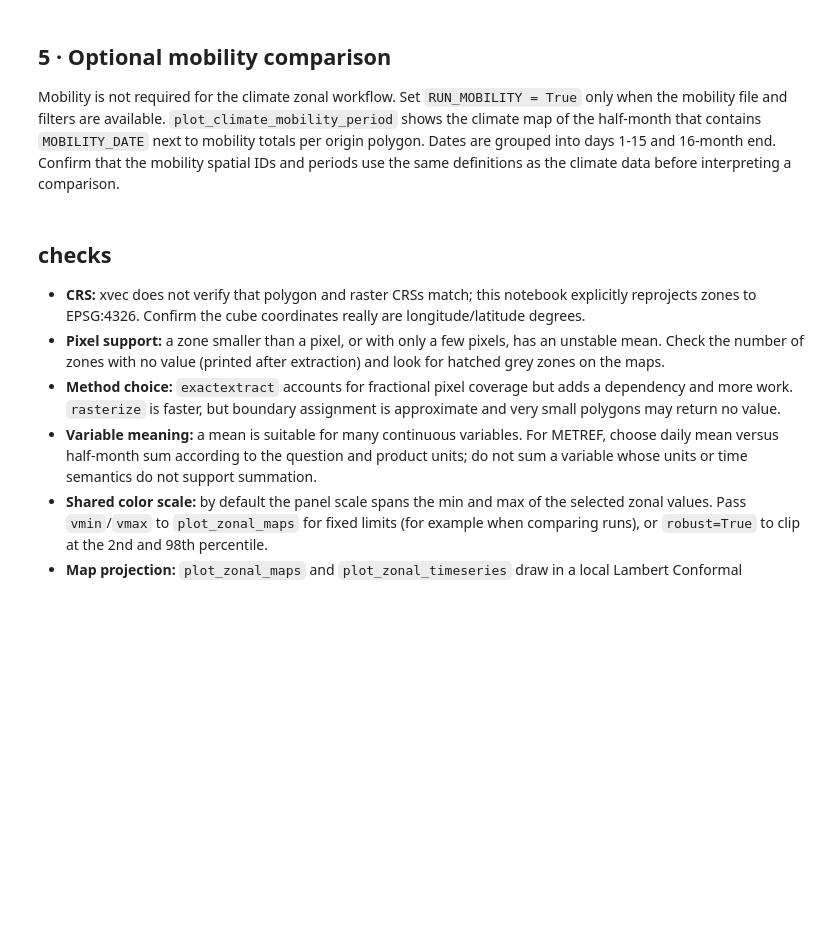
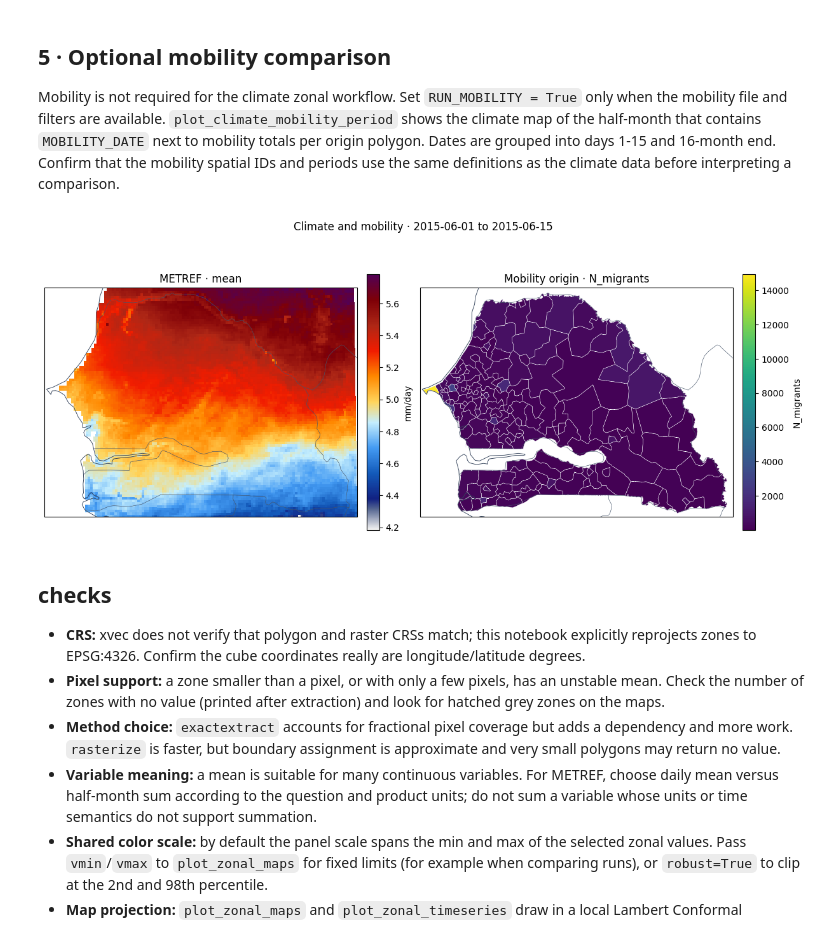
Before and after one commit to khizerzakir/tutorial-repo, a Jupyter notebook: code/notebooks/3_application.ipynb, the cells around one changed output. Cells and saved outputs as stored; diff of their text form; code cells hidden in the pictures; blank space fills up the shorter version.

```diff
--- a/code/notebooks/3_application.ipynb
+++ b/code/notebooks/3_application.ipynb
@@ -227,20 +227,22 @@ Zones: ['sen.10.2.3', 'sen.5.2.3', 'sen.6.2.1']
 
 Mobility is not required for the climate zonal workflow. Set `RUN_MOBILITY = True` only when the mobility file and filters are available. `plot_climate_mobility_period` shows the climate map of the half-month that contains `MOBILITY_DATE` next to mobility totals per origin polygon. Dates are grouped into days 1-15 and 16-month end. Confirm that the mobility spatial IDs and periods use the same definitions as the climate data before interpreting a comparison.
 # %%
-RUN_MOBILITY = False
+RUN_MOBILITY = True
 MOBILITY_FILE = DATA / "aoi" / "mobility_data_processed.parquet"
 MOBILITY_DATE = "2015-06-01"  # a date whose half-month is present in both datasets
-METRIC = "rate_depart"
+METRIC = "N_migrants"  # e.g. "rate_depart" or "N_migrants"
 SUBSET, WEIGHT, SPAN = "A", "unweighted", "30days"
 
 if RUN_MOBILITY:
     fig, axes = plot_climate_mobility_period(
         da, mobility=MOBILITY_FILE, spatial_units=units_in, var=PRODUCT,
         period=MOBILITY_DATE, mobility_metric=METRIC, flow_direction="origin",
         spatial_id_col="norm_id", origin_col="norm_spatial_id_origin", data_crs="EPSG:4326",
         subset_type=SUBSET, days_span=SPAN, extra_filters={"weight_type": WEIGHT},
         add_coastlines=MAP_CONTEXT, add_borders=MAP_CONTEXT,
     )
+# %% [output]
+[figure, added]
 # %% [markdown]
 ## checks
 
```
Also changed, not shown: parts of 7 cells of this notebook, 3 other files.
